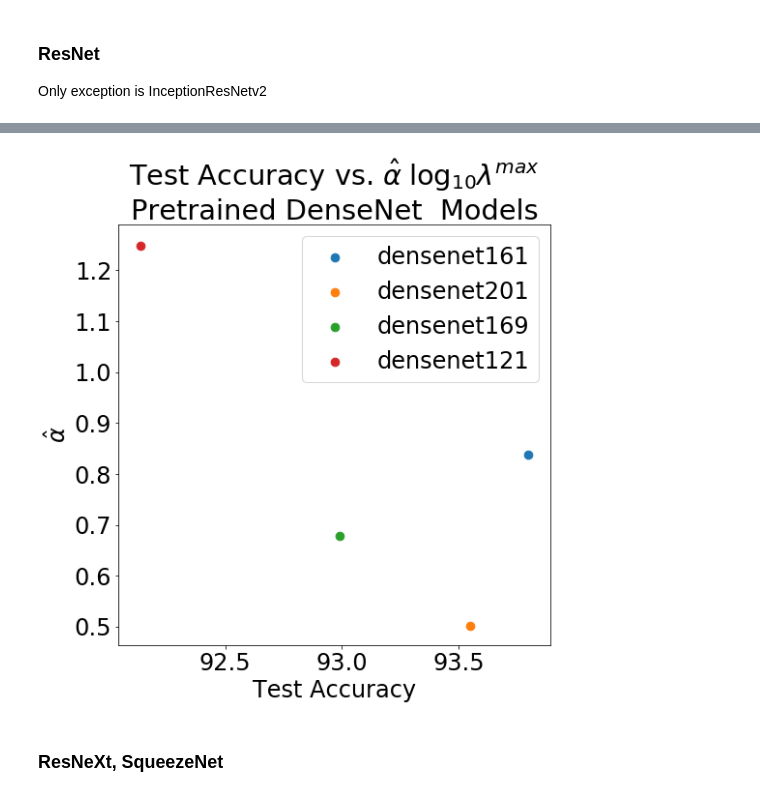
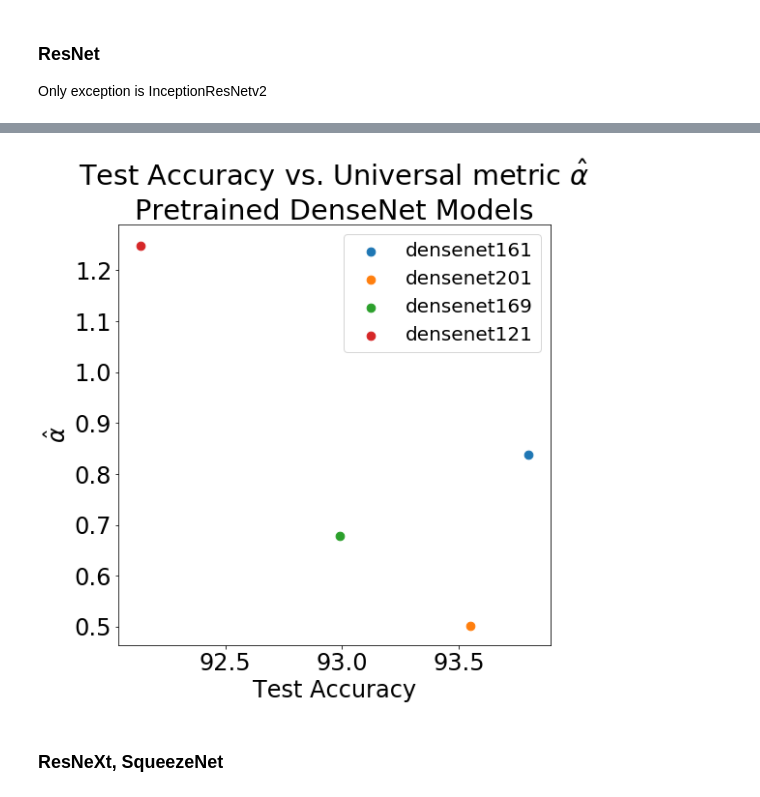
Before and after one commit to CalculatedContent/PredictingTestAccuracies, a Jupyter notebook: pyTorch-models-Accuracies-WeightedAlphas.ipynb, the cells around one changed output, grey strips where cells are left out. Drawn from its saved outputs; the diff is of its cells as text; code cells hidden in the pictures.

Commit message:
figures updated

```diff
--- a/pyTorch-models-Accuracies-WeightedAlphas.ipynb
+++ b/pyTorch-models-Accuracies-WeightedAlphas.ipynb
@@ -31,10 +31,6 @@ import matplotlib
 import numpy as np
 import matplotlib.pyplot as plt
 %matplotlib inline
-# %%
-import matplotlib.pyplot as plt
-plt.rcParams['figure.figsize'] = [5,5]
-matplotlib.rcParams.update({'font.size': 16})
 # %% [markdown]
 ### Models in Torch
 
@@ -439,9 +435,9 @@ Try using .loc[row_indexer,col_indexer] = value instead
 
 See the caveats in the documentation: http://pandas.pydata.org/pandas-docs/stable/indexing.html#indexing-view-versus-copy
 # %%
-import matplotlib.pyplot as plt
 plt.rcParams['figure.figsize'] = [10,10]
 matplotlib.rcParams.update({'font.size': 24})
+legend_prop={'size':20}
 marker_size = 75
 
-title = r"Test Accuracy vs. $\hat{\alpha}\;\log_{10}\lambda^{max}$"+"\nPretrained "
+title = r"Test Accuracy vs. Universal metric $\hat{\alpha}$"+"\nPretrained "
@@ -448,14 +446,24 @@ title = r"Test Accuracy vs. $\hat{\alpha}\;\log_{10}\lambda^{max}$"+"\nPretraine
 # %%
+colors=['blue', 'orange', 'green', 'red']
 
-
-for mf in [df_vgg11, df_vgg13, df_vgg16, df_vgg19]:
+plts = []
+labels = []
+for im, mf in enumerate([df_vgg11, df_vgg13, df_vgg16, df_vgg19]):
 #for mf in [df_vgg11, df_vgg13]:
     x = mf['acc5'].values
     y = mf['avg_w_alphas'].values
     label = mf['legend'].values[0]
-    plt.scatter(x,y,label=label, s=marker_size)
+    color = colors[im]
 
-plt.legend()
+    p1 = plt.scatter(x[1],y[1], c=color, marker="o", s=marker_size)
+    p2 = plt.scatter(x[0],y[0],  c=color,  marker="s", s=marker_size)
+
+    plts.append((p1,p2))
+    labels.append(label+", BN")
+
+plt.legend(plts, labels, scatterpoints=1,
+           numpoints=1, handler_map={tuple: HandlerTuple(ndivide=None)},prop=legend_prop)
+
 plt.title(title+"VGG and VGG_BN Models")
 plt.xlabel(r"Test Accuracy")
 plt.ylabel(r"$\hat{\alpha}$")
@@ -497,24 +505,24 @@ plt.savefig("img/resnet-pytorch-w_alphas.png")
 # %%
 plt.rcParams['figure.figsize'] = [8,8]
 
 x, y = [], []
 
 for name in df.modelname:
     if 'densenet' in name and 'resnet' not in name:
         #print(name)
         mf = df[df.modelname==name]
         x = mf['acc5'].values
         y = mf['avg_w_alphas'].values
         if np.abs(y) > 0:
             plt.scatter(x,y, label=name, s=marker_size)
 
-plt.title(title+"DenseNet  Models")
+plt.title(title+"DenseNet Models")
 plt.xlabel(r"Test Accuracy")
 plt.ylabel(r"$\hat{\alpha}$")
-plt.legend()
+plt.legend(prop=legend_prop)
 plt.savefig("img/densenet-pytorch-w_alphas.png")
 # %% [output]
-[figure, old version]
+[figure, new version]
 # %% [markdown]
 ### ResNeXt, SqueezeNet
 # %%
```
Also changed, not shown: parts of 4 cells of this notebook, 35 other files.
